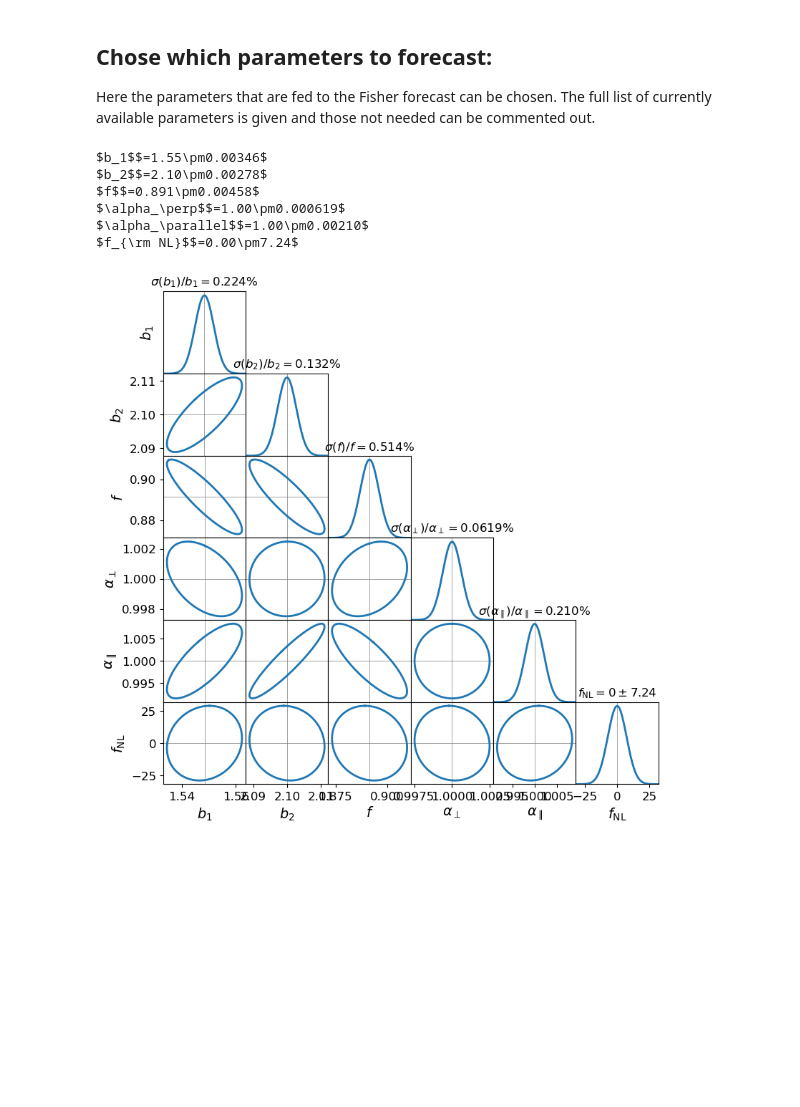
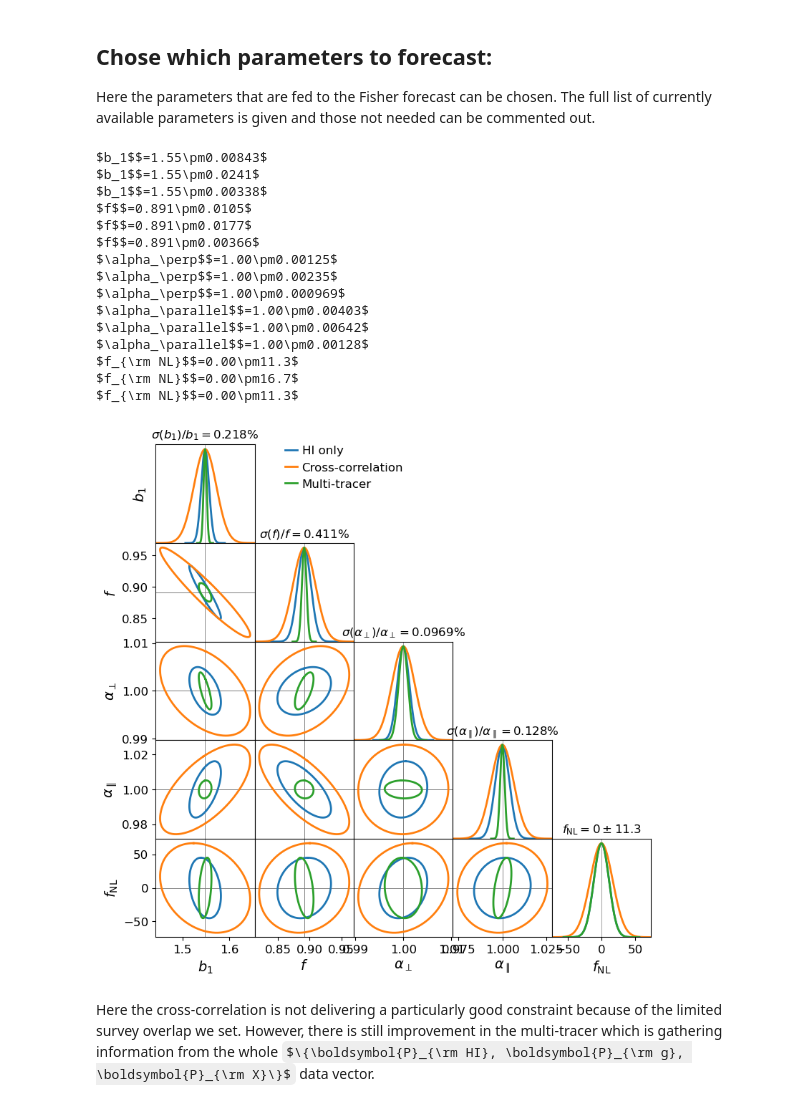
Before and after one commit to meerklass/MeerFish, a Jupyter notebook: demo/getting_started.ipynb, the cells around one changed output. Cells and saved outputs as stored; diff of their text form; code cells hidden in the pictures; some formulas as TeX source; blank space fills up the shorter version.

```diff
--- a/demo/getting_started.ipynb
+++ b/demo/getting_started.ipynb
@@ -45,3 +46,6 @@ Overlap volume  [(Mpc/h)^3]: 10181315059.79928
+# %%
+nbar = 1e-3 # change galaxy number density
+surveypars = z,V_bin1,V_bin2,V_binX,theta_FWHM1,theta_FWHM2,sigma_z1,sigma_z2,P_N,1/nbar
 # %% [markdown]
 ## Cosmology and $k$-bins:
 
@@ -63,31 +67,48 @@ Here the parameters that are fed to the Fisher forecast can be chosen. The full
 # %%
 ### Parameter selection:
 theta_ids = [\
 #r'$\overline{T}_{\rm HI}$',\
 r'$b_1$',\
-r'$b_2$',\
+#r'$b_2$',\
 #r'$b^\phi_1$',\
 #r'$b^\phi_2$',\
 r'$f$',\
 r'$\alpha_\perp$',\
 r'$\alpha_\parallel$',\
 #r'$A_{\rm BAO}$',\
 r'$f_{\rm NL}$'\
 ]
 
 ells = [0,2,4] # which power spectrum multipoles to include in forecast
+tracer = '1' # Can chose '1' or '2' for individual tracer for Survey 1 or 2, or 'X' for just cross-correlation
+F_1 = fisher.Matrix_ell(theta_ids,k,Pmod,cosmopars,surveypars,ells=ells,tracer=tracer)
+tracer = 'X' # Can chose '1' or '2' for individual tracer for Survey 1 or 2, or 'X' for just cross-correlation
+F_X = fisher.Matrix_ell(theta_ids,k,Pmod,cosmopars,surveypars,ells=ells,tracer=tracer)
 tracer = 'MT' # Can chose '1' or '2' for individual tracer for Survey 1 or 2, or 'X' for just cross-correlation
-F = fisher.Matrix_ell(theta_ids,k,Pmod,cosmopars,surveypars,ells=ells,tracer=tracer)
+F_MT = fisher.Matrix_ell(theta_ids,k,Pmod,cosmopars,surveypars,ells=ells,tracer=tracer)
+
+Fs = [F_1,F_X,F_MT] # put into list for below plotting code - alternatively can just provide a single Fisher matrix
 
 fontsize = 12
 theta = model.get_param_vals(theta_ids,z,cosmopars) # get fiducial values for all chosen parameters
-fisher.CornerPlot(F,theta,theta_ids,fontsize=fontsize)
+fisher.CornerPlot(Fs,theta,theta_ids,Flabels=['HI only','Cross-correlation','Multi-tracer'],fontsize=fontsize)
 plt.show()
 # %% [output]
-$b_1$$=1.55\pm0.00346$
-$b_2$$=2.10\pm0.00278$
-$f$$=0.891\pm0.00458$
-$\alpha_\perp$$=1.00\pm0.000619$
-$\alpha_\parallel$$=1.00\pm0.00210$
-$f_{\rm NL}$$=0.00\pm7.24$
+$b_1$$=1.55\pm0.00843$
+$b_1$$=1.55\pm0.0241$
+$b_1$$=1.55\pm0.00338$
+$f$$=0.891\pm0.0105$
+$f$$=0.891\pm0.0177$
+$f$$=0.891\pm0.00366$
+$\alpha_\perp$$=1.00\pm0.00125$
+$\alpha_\perp$$=1.00\pm0.00235$
+$\alpha_\perp$$=1.00\pm0.000969$
+$\alpha_\parallel$$=1.00\pm0.00403$
+$\alpha_\parallel$$=1.00\pm0.00642$
+$\alpha_\parallel$$=1.00\pm0.00128$
+$f_{\rm NL}$$=0.00\pm11.3$
+$f_{\rm NL}$$=0.00\pm16.7$
+$f_{\rm NL}$$=0.00\pm11.3$
-[figure, old version]
+[figure, new version]
+# %% [markdown]
+Here the cross-correlation is not delivering a particularly good constraint because of the limited survey overlap we set. However, there is still improvement in the multi-tracer which is gathering information from the whole $\{\boldsymbol{P}_{\rm HI}, \boldsymbol{P}_{\rm g}, \boldsymbol{P}_{\rm X}\}$ data vector.
```
Also changed, not shown: parts of 4 cells of this notebook, 6 other files.
